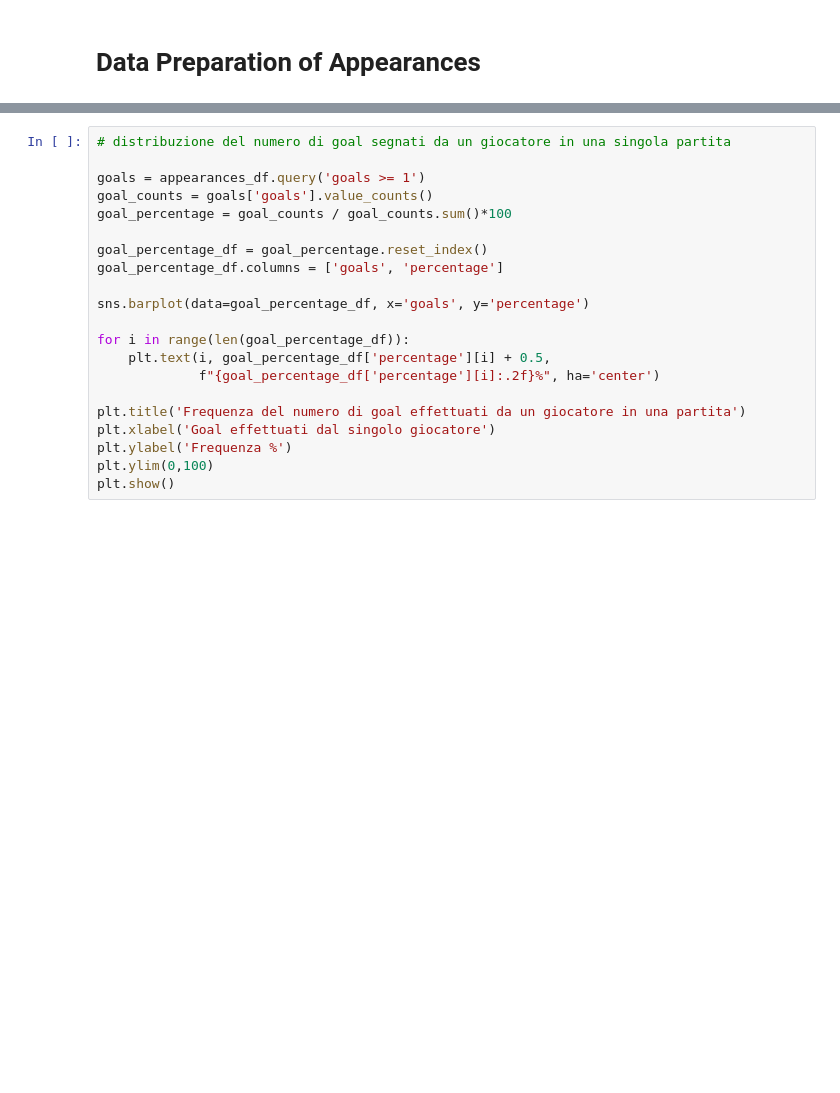
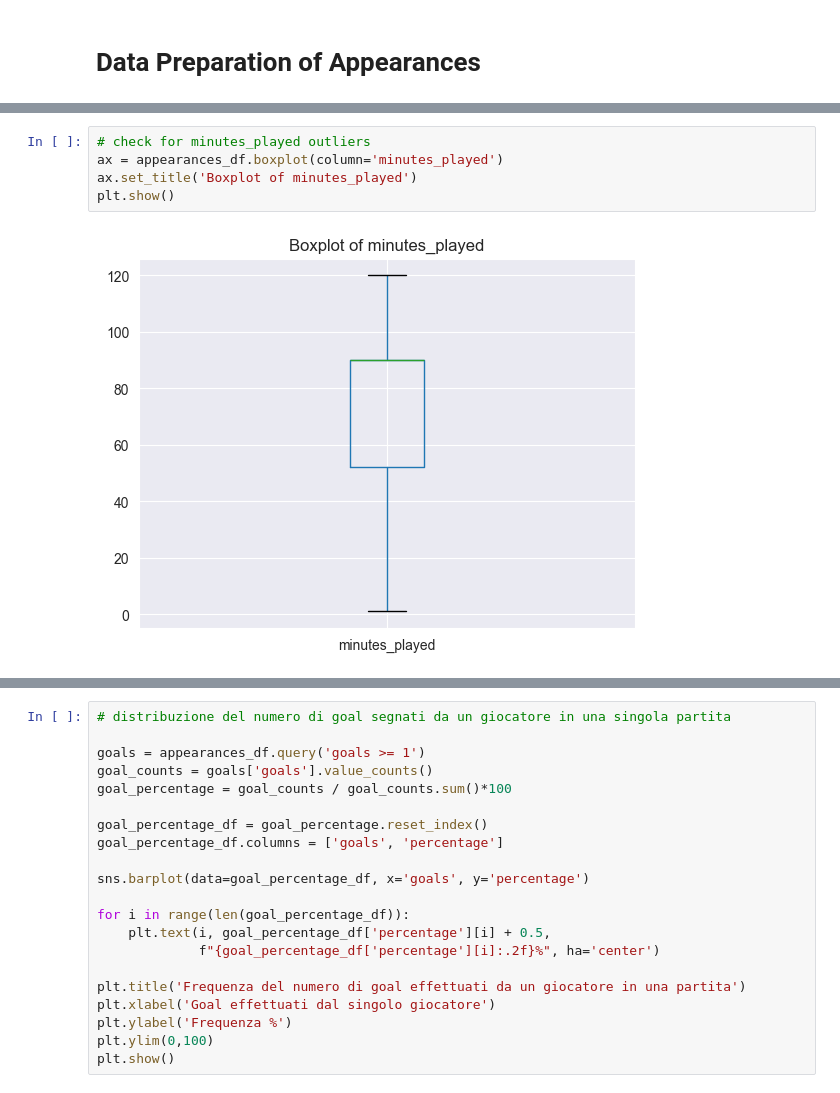
Before and after one commit to RiccardoPili/Football-Data-Analysis, a Jupyter notebook: data_preparation/appearances.ipynb, the cells around one changed output, grey strips where cells are left out. Cells and saved outputs as stored; diff of their text form; blank space fills up the shorter version.

```diff
--- a/data_preparation/appearances.ipynb
+++ b/data_preparation/appearances.ipynb
@@ -32,3 +169,10 @@ appearances_df.dtypes
+# %%
+# check for minutes_played outliers
+ax = appearances_df.boxplot(column='minutes_played')
+ax.set_title('Boxplot of minutes_played')
+plt.show()
+# %% [output]
+[figure, added]
 # %%
 df = appearances_df
 var = 'minutes_played'
```
Also changed, not shown: parts of 25 cells of this notebook, 14 other files.
